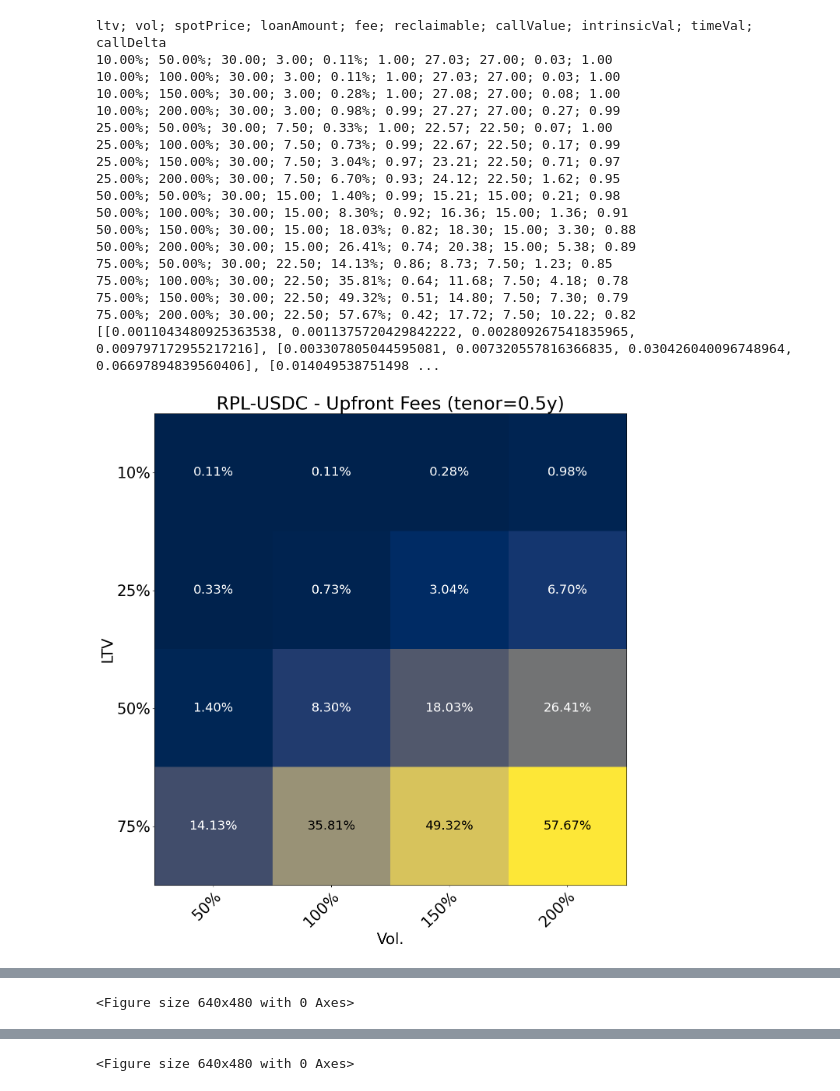
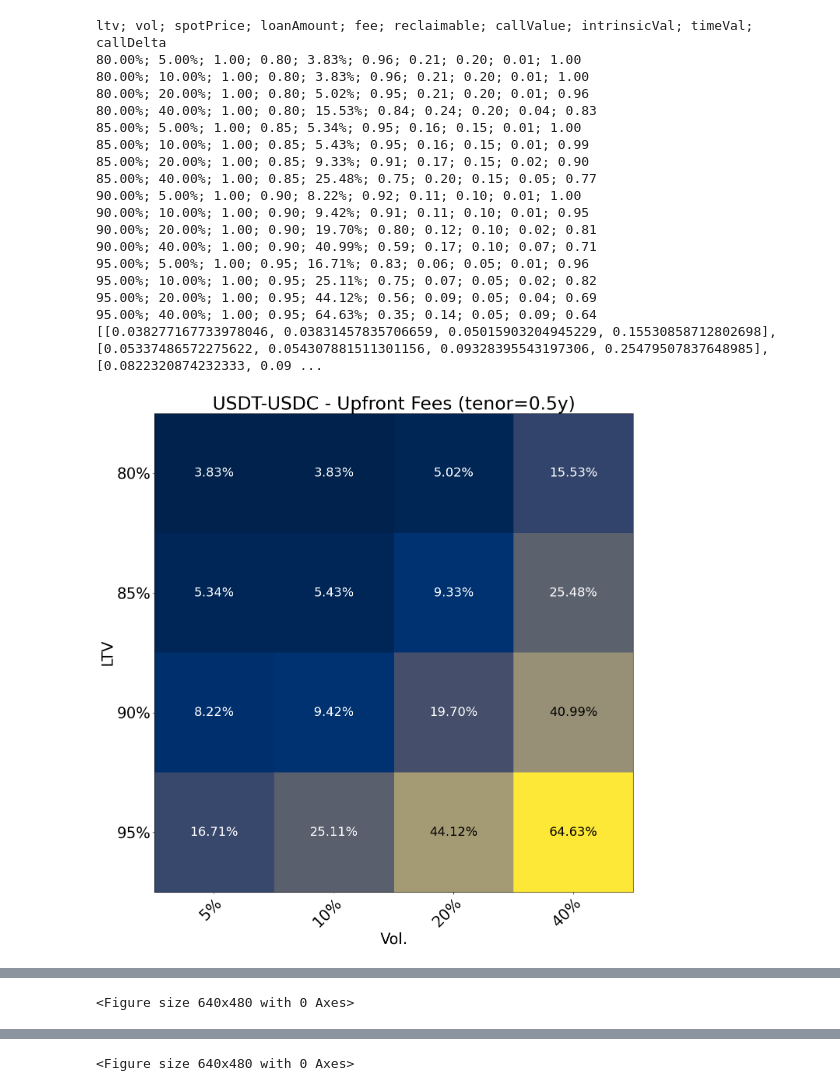
Before and after one commit to mysofinance/notebooks, a Jupyter notebook: heatmap-pricer.ipynb, the cells around one changed output, grey strips where cells are left out. Cells and saved outputs as stored; diff of their text form; code cells hidden in the pictures.

```diff
--- a/heatmap-pricer.ipynb
+++ b/heatmap-pricer.ipynb
@@ -126,7 +126,7 @@ def upfrontFeeHeatmap(params):
     ax.set_xlabel("Vol.")
     fig.tight_layout()
     plt.show()
-    fig.savefig('{} aprs.png'.format(params["pair"]), dpi=fig.dpi)
+    fig.savefig('{} - fees.png'.format(params["pair"]), dpi=fig.dpi)
     plt.clf()
 
 def aprHeatmap(params):
@@ -161,49 +161,57 @@ def aprHeatmap(params):
     normColors = plt.cm.colors.Normalize(vmin=np.min(aprRes), vmax=np.max(aprRes))
     for i in range(len(params["ltvRange"])):
         for j in range(len(params["volRange"])):
             bg = cmap(normColors(aprRes[i][j]))
             v = 0 if (bg[0] + bg[1] + bg[2]) / 3 > 0.5 else 1
             c = (v, v, v, 1.)
             ax.text(j, i, "{:.2f}%".format(aprRes[i][j]*100),
                     ha="center", va="center", color=c, fontsize="smaller")
 
     ax.set_title("{} - APRs (tenor={:.1f}y)".format(params["pair"], params["loanTenorInYears"]))
     ax.set_ylabel("LTV")
     ax.set_xlabel("Vol.")
     fig.tight_layout()
     plt.show()
     fig.savefig('{} - aprs.png'.format(params["pair"]), dpi=fig.dpi)
     plt.clf()
 
 if __name__ == "__main__":
     params = {
         "pair": "RPL-USDC",
         "ltvRange": [.1, .25, .5, .75],
         "volRange": [.5, 1., 1.5, 2.],
         "spotPrice": 30.,
         "riskFreeRate": .02,
         "loanTenorInYears": 1./2
     }
+    params = {
+        "pair": "USDT-USDC",
+        "ltvRange": [.8, .85, .9, .95],
+        "volRange": [.05, .1, .2, .4],
+        "spotPrice": 1.,
+        "riskFreeRate": .02,
+        "loanTenorInYears": 1./2
+    }
     upfrontFeeHeatmap(params)
     aprHeatmap(params)
 # %% [output]
 ltv; vol; spotPrice; loanAmount; fee; reclaimable; callValue; intrinsicVal; timeVal; callDelta
-10.00%; 50.00%; 30.00; 3.00; 0.11%; 1.00; 27.03; 27.00; 0.03; 1.00
-10.00%; 100.00%; 30.00; 3.00; 0.11%; 1.00; 27.03; 27.00; 0.03; 1.00
-10.00%; 150.00%; 30.00; 3.00; 0.28%; 1.00; 27.08; 27.00; 0.08; 1.00
-10.00%; 200.00%; 30.00; 3.00; 0.98%; 0.99; 27.27; 27.00; 0.27; 0.99
-25.00%; 50.00%; 30.00; 7.50; 0.33%; 1.00; 22.57; 22.50; 0.07; 1.00
-25.00%; 100.00%; 30.00; 7.50; 0.73%; 0.99; 22.67; 22.50; 0.17; 0.99
-25.00%; 150.00%; 30.00; 7.50; 3.04%; 0.97; 23.21; 22.50; 0.71; 0.97
-25.00%; 200.00%; 30.00; 7.50; 6.70%; 0.93; 24.12; 22.50; 1.62; 0.95
-50.00%; 50.00%; 30.00; 15.00; 1.40%; 0.99; 15.21; 15.00; 0.21; 0.98
-50.00%; 100.00%; 30.00; 15.00; 8.30%; 0.92; 16.36; 15.00; 1.36; 0.91
-50.00%; 150.00%; 30.00; 15.00; 18.03%; 0.82; 18.30; 15.00; 3.30; 0.88
-50.00%; 200.00%; 30.00; 15.00; 26.41%; 0.74; 20.38; 15.00; 5.38; 0.89
-75.00%; 50.00%; 30.00; 22.50; 14.13%; 0.86; 8.73; 7.50; 1.23; 0.85
-75.00%; 100.00%; 30.00; 22.50; 35.81%; 0.64; 11.68; 7.50; 4.18; 0.78
-75.00%; 150.00%; 30.00; 22.50; 49.32%; 0.51; 14.80; 7.50; 7.30; 0.79
-75.00%; 200.00%; 30.00; 22.50; 57.67%; 0.42; 17.72; 7.50; 10.22; 0.82
-[[0.0011043480925363538, 0.0011375720429842222, 0.002809267541835965, 0.009797172955217216], [0.003307805044595081, 0.007320557816366835, 0.030426040096748964, 0.06697894839560406], [0.014049538751498 ...
+80.00%; 5.00%; 1.00; 0.80; 3.83%; 0.96; 0.21; 0.20; 0.01; 1.00
+80.00%; 10.00%; 1.00; 0.80; 3.83%; 0.96; 0.21; 0.20; 0.01; 1.00
+80.00%; 20.00%; 1.00; 0.80; 5.02%; 0.95; 0.21; 0.20; 0.01; 0.96
+80.00%; 40.00%; 1.00; 0.80; 15.53%; 0.84; 0.24; 0.20; 0.04; 0.83
+85.00%; 5.00%; 1.00; 0.85; 5.34%; 0.95; 0.16; 0.15; 0.01; 1.00
+85.00%; 10.00%; 1.00; 0.85; 5.43%; 0.95; 0.16; 0.15; 0.01; 0.99
+85.00%; 20.00%; 1.00; 0.85; 9.33%; 0.91; 0.17; 0.15; 0.02; 0.90
+85.00%; 40.00%; 1.00; 0.85; 25.48%; 0.75; 0.20; 0.15; 0.05; 0.77
+90.00%; 5.00%; 1.00; 0.90; 8.22%; 0.92; 0.11; 0.10; 0.01; 1.00
+90.00%; 10.00%; 1.00; 0.90; 9.42%; 0.91; 0.11; 0.10; 0.01; 0.95
+90.00%; 20.00%; 1.00; 0.90; 19.70%; 0.80; 0.12; 0.10; 0.02; 0.81
+90.00%; 40.00%; 1.00; 0.90; 40.99%; 0.59; 0.17; 0.10; 0.07; 0.71
+95.00%; 5.00%; 1.00; 0.95; 16.71%; 0.83; 0.06; 0.05; 0.01; 0.96
+95.00%; 10.00%; 1.00; 0.95; 25.11%; 0.75; 0.07; 0.05; 0.02; 0.82
+95.00%; 20.00%; 1.00; 0.95; 44.12%; 0.56; 0.09; 0.05; 0.04; 0.69
+95.00%; 40.00%; 1.00; 0.95; 64.63%; 0.35; 0.14; 0.05; 0.09; 0.64
+[[0.038277167733978046, 0.03831457835706659, 0.05015903204945229, 0.15530858712802698], [0.05337486572275622, 0.054307881511301156, 0.09328395543197306, 0.25479507837648985], [0.0822320874232333, 0.09 ...
-[figure, old version]
+[figure, new version]
 ltv; vol; spotPrice; loanAmount; apr; strike; callValue; intrinsicVal; timeVal; callDelta
```
Also changed, not shown: parts of 1 cell of this notebook.
